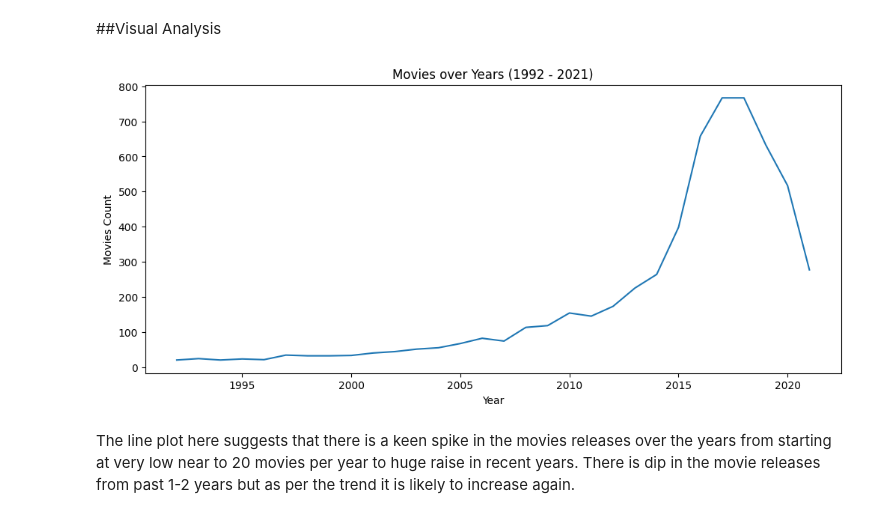
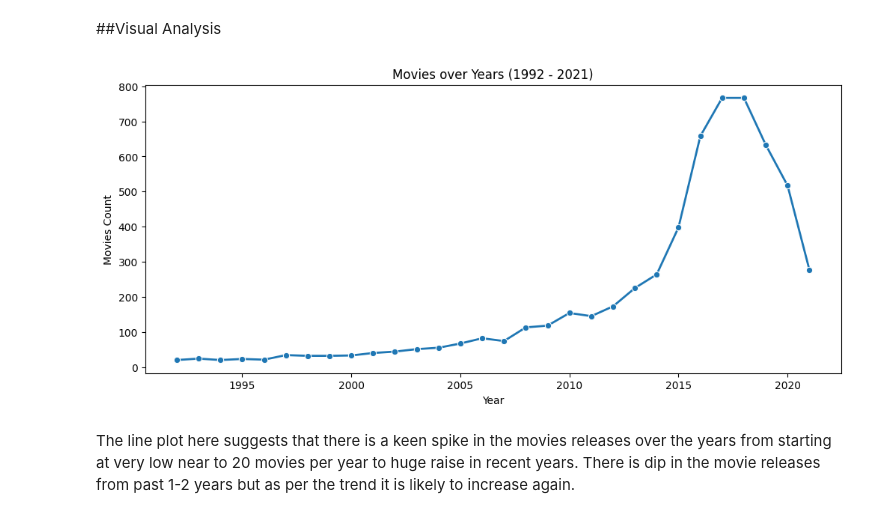
Before and after one commit to AnilJagarapu2704/Projects, a Jupyter notebook: Untitled14.ipynb, the cells around one changed output. Cells and saved outputs as stored; diff of their text form; code cells hidden in the pictures.

```diff
--- a/Untitled14.ipynb
+++ b/Untitled14.ipynb
@@ -217,15 +217,13 @@ movies_per_year
 ##Visual Analysis
 # %%
 plt.figure(figsize = (12, 5))
-x = movies_per_year['release_year']
-y = movies_per_year['movie_count']
-plt.plot(x, y)
+sns.lineplot(data = movies_per_year, x = 'release_year', y = 'movie_count', marker = 'o', linewidth = 2)
 plt.title(f'Movies over Years ({prev_year} - {curr_year})')
 plt.xlabel('Year')
 plt.ylabel('Movies Count')
 plt.show()
 # %% [output]
-[figure, old version]
+[figure, new version]
 # %% [markdown]
 The line plot here suggests that there is a keen spike in the movies releases over the years from starting at very low near to 20 movies per year to huge raise in recent years. There is dip in the movie releases from past 1-2 years but as per the trend it is likely to increase again.
 # %%
```
Also changed, not shown: parts of 18 cells of this notebook.
